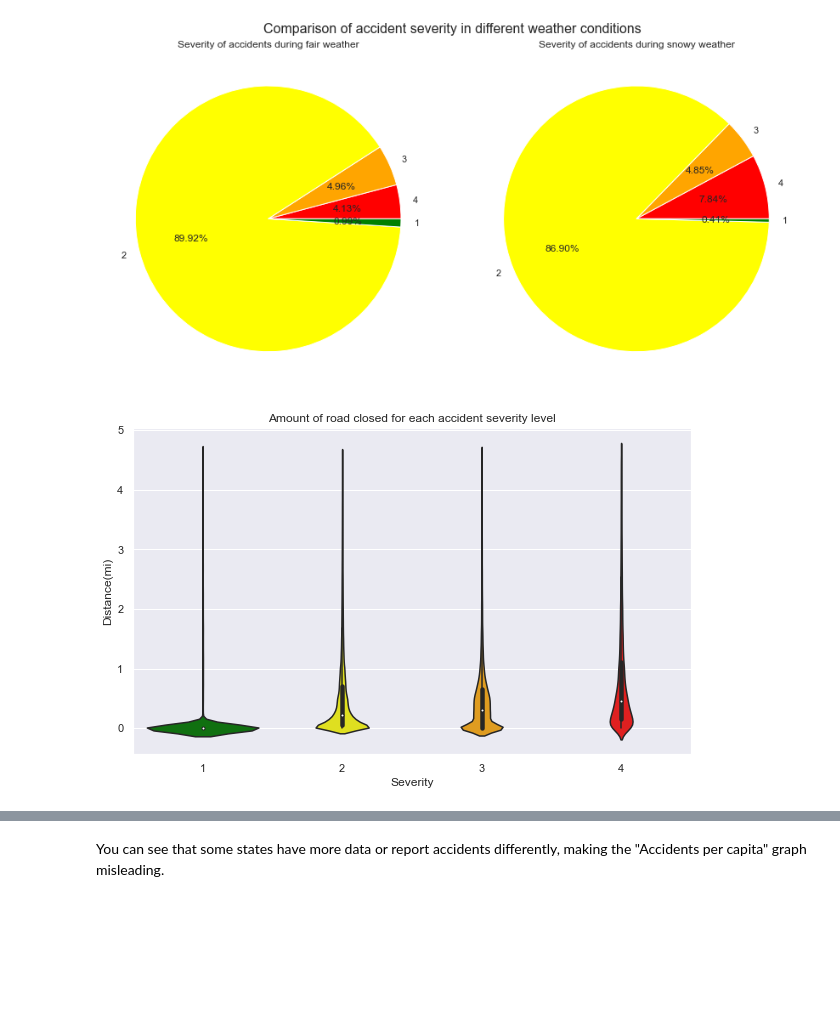
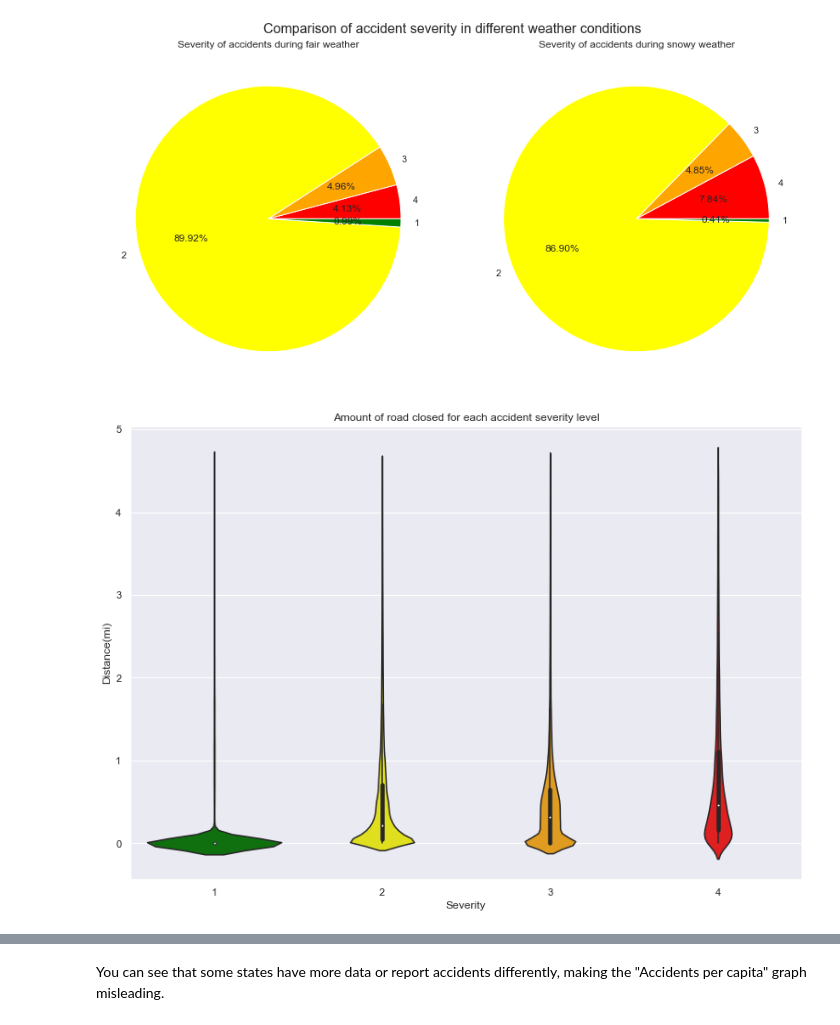
Before and after one commit to jeffc1020/453-visualization, a Jupyter notebook: final.ipynb, the cells around one changed output, grey strips where cells are left out. Drawn from its saved outputs; the diff is of its cells as text; code cells hidden in the pictures; blank space fills up the shorter version.

Commit message:
Graphs and stuff

```diff
--- a/final.ipynb
+++ b/final.ipynb
@@ -350,12 +349,12 @@ plt.show()
 # %% [output]
 [figure]
 # %%
-plt.figure(figsize=(10,6))
+plt.figure(figsize=(13,9))
 sns.violinplot(x='Severity', y='Distance(mi)', data=df, palette=['green', 'yellow', 'orange', 'red'])
 plt.title('Amount of road closed for each accident severity level')
 plt.show()
 # %% [output]
-[figure, old version]
+[figure, new version]
 # %%
 from matplotlib import cm
 from matplotlib.colors import ListedColormap
```
Also changed, not shown: parts of 3 cells of this notebook.
